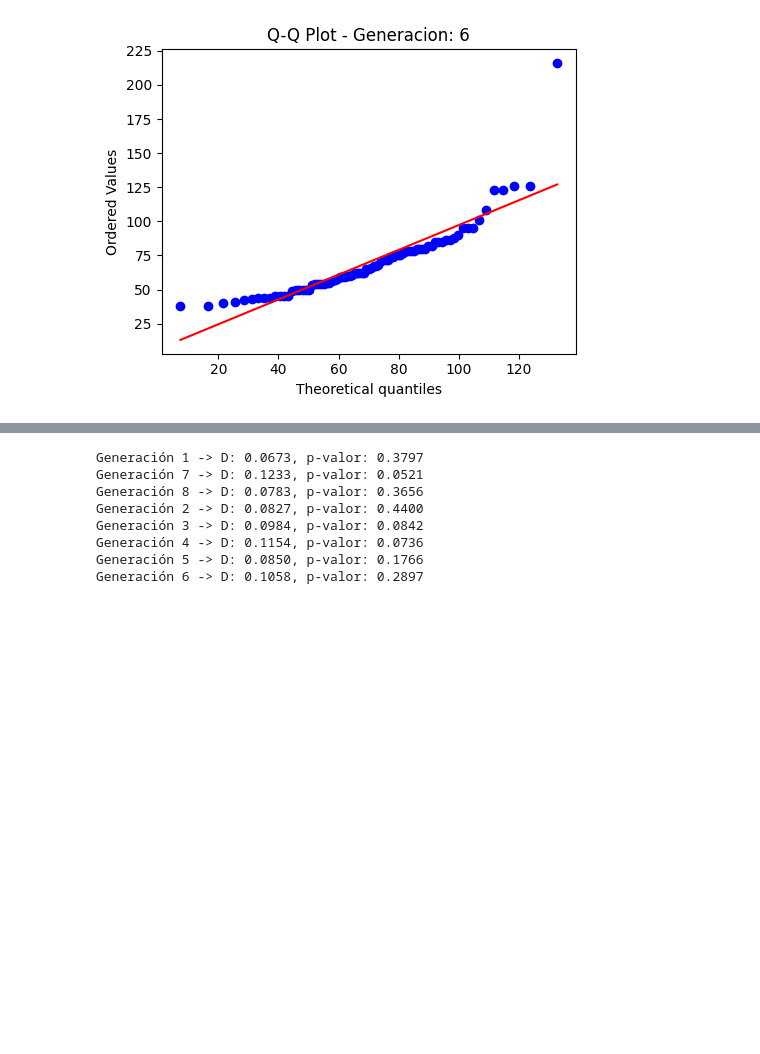
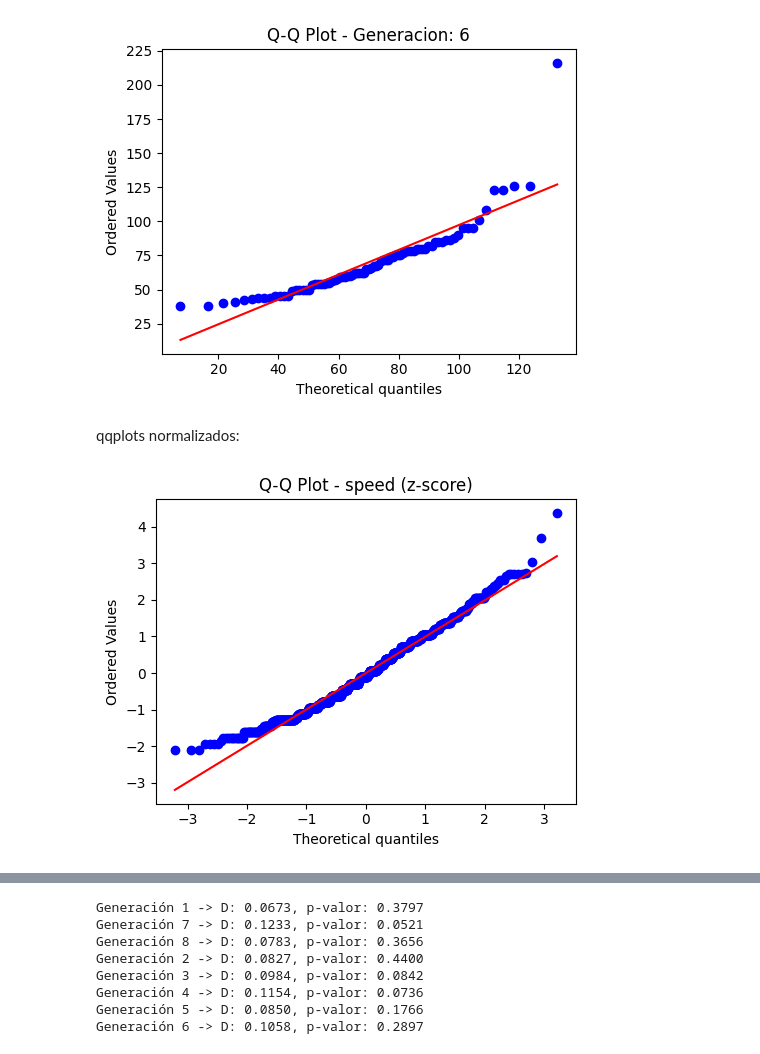
Before and after one commit to GARTU90/CompetitiveAlgorithm, a Jupyter notebook: Analisis_Pokemon_proyecto.ipynb, the cells around one changed output, grey strips where cells are left out. Drawn from its saved outputs; the diff is of its cells as text; code cells hidden in the pictures; blank space fills up the shorter version.

```diff
--- a/Analisis_Pokemon_proyecto.ipynb
+++ b/Analisis_Pokemon_proyecto.ipynb
@@ -489,3 +506,23 @@ for generacion in gen:
 [figure]
 [figure]
 [figure]
+# %% [markdown]
+qqplots normalizados:
+# %%
+import matplotlib.pyplot as plt
+import scipy.stats as stats
+
+# 1. Extrae la variable
+datos = df['speed']
+
+# 2. Estandariza (z-score)
+datos_z = (datos - datos.mean()) / datos.std()
+
+# 3. Q-Q plot contra Normal estándar
+plt.figure(figsize=(5, 4))
+stats.probplot(datos_z, dist="norm", plot=plt)
+plt.title("Q-Q Plot - speed (z-score)")
+plt.tight_layout()
+plt.show()
+# %% [output]
+[figure, added]
```
Also changed, not shown: parts of 41 cells of this notebook.
